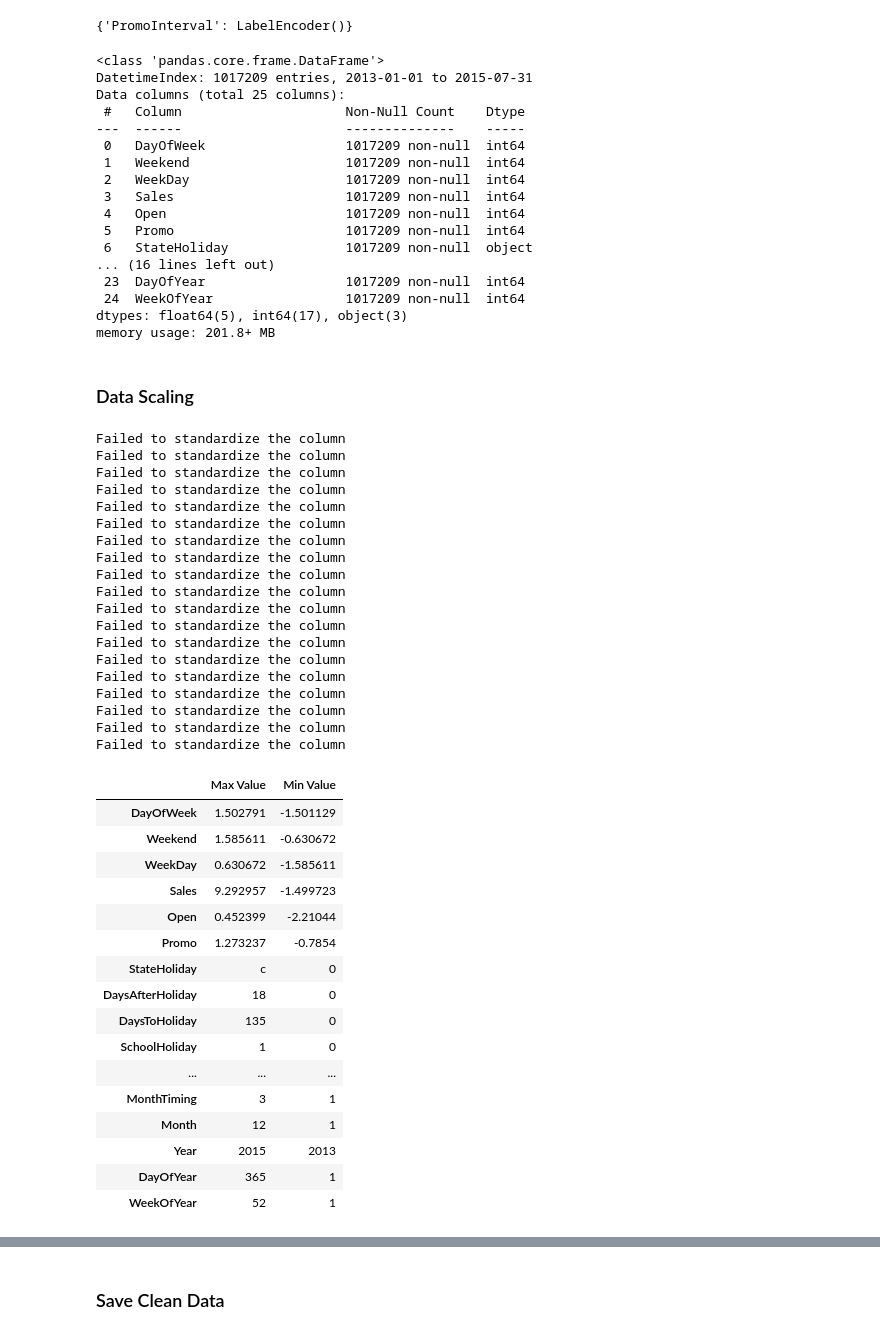
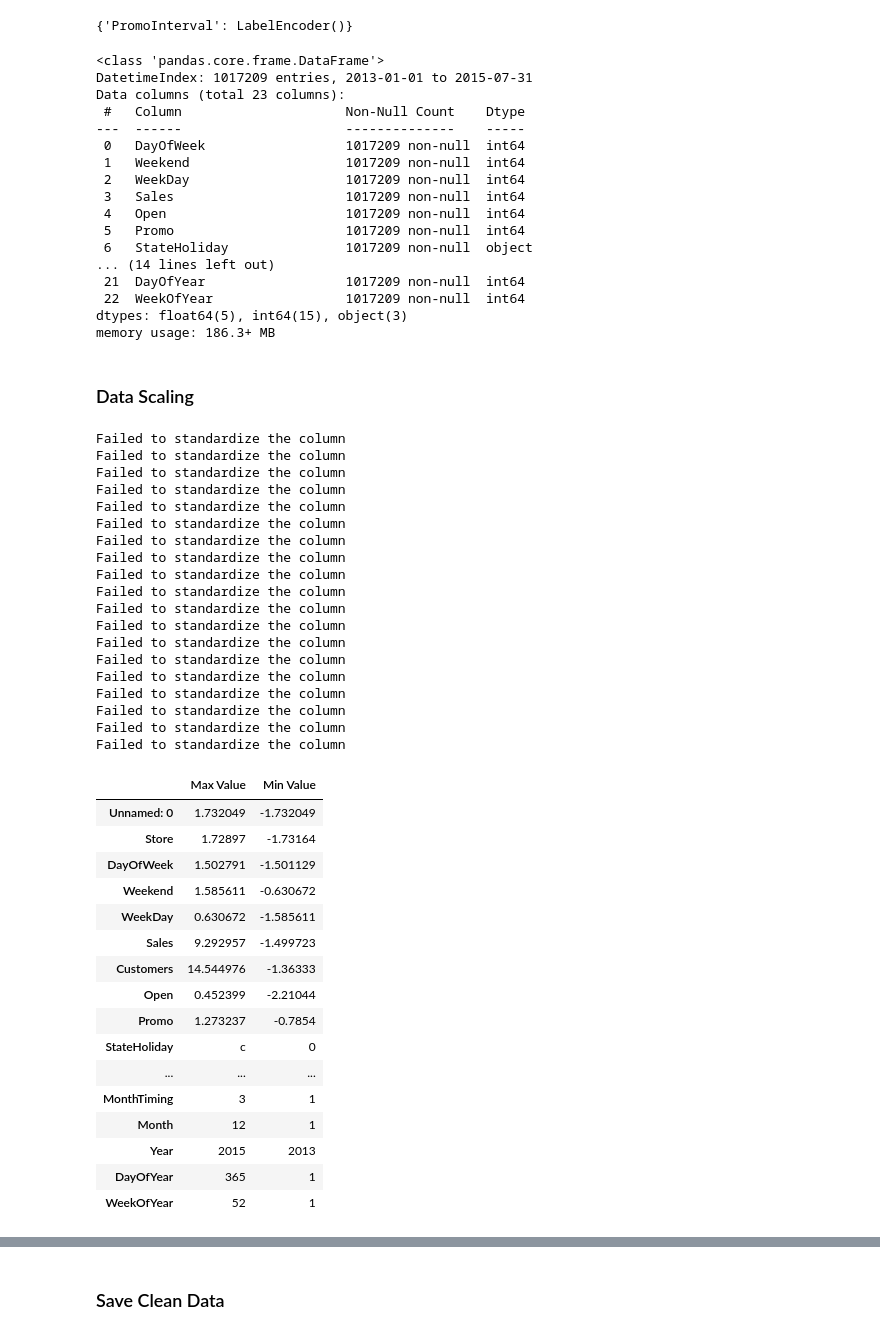
Before and after one commit to andyalex234/sales_forecasting, a Jupyter notebook: notebooks/preprocessing.ipynb, the cells around one changed output, grey strips where cells are left out. Drawn from its saved outputs; the diff is of its cells as text; code cells hidden in the pictures.

```diff
--- a/notebooks/preprocessing.ipynb
+++ b/notebooks/preprocessing.ipynb
@@ -13,9 +16,9 @@ sys.path.append(os.path.abspath(os.path.join('..')))
 from src.data.manipulate import Manipulate
 # %%
 #read file
-train_df = pd.read_csv('../data/raw/train.csv', dtype={'StateHoliday': object})
-test_df = pd.read_csv('../data/raw/test.csv')
-store_df = pd.read_csv('../data/raw/store.csv')
+train_df = pd.read_csv('../data/clean/train.csv', dtype={'StateHoliday': object})
+test_df = pd.read_csv('../data/clean/test.csv')
+store_df = pd.read_csv('../data/clean/store.csv')
 # %%
 train_df = pd.merge(train_df, store_df, how= 'left', on='Store')
 test_df = pd.merge(test_df, store_df, how= 'left', on='Store')
@@ -155,7 +182,7 @@ train_df.info()
 # %% [output]
 <class 'pandas.core.frame.DataFrame'>
 DatetimeIndex: 1017209 entries, 2013-01-01 to 2015-07-31
-Data columns (total 25 columns):
+Data columns (total 23 columns):
  #   Column                     Non-Null Count    Dtype
 ---  ------                     --------------    -----
  0   DayOfWeek                  1017209 non-null  int64
@@ -165,11 +192,11 @@ Data columns (total 25 columns):
  4   Open                       1017209 non-null  int64
  5   Promo                      1017209 non-null  int64
  6   StateHoliday               1017209 non-null  object
-... (16 lines left out)
- 23  DayOfYear                  1017209 non-null  int64
- 24  WeekOfYear                 1017209 non-null  int64
-dtypes: float64(5), int64(17), object(3)
-memory usage: 201.8+ MB
+... (14 lines left out)
+ 21  DayOfYear                  1017209 non-null  int64
+ 22  WeekOfYear                 1017209 non-null  int64
+dtypes: float64(5), int64(15), object(3)
+memory usage: 186.3+ MB
 # %% [markdown]
 ### Data Scaling
 # %%
@@ -183,40 +210,40 @@ def get_min_max_of_dataframe_columns(df):
 # %%
 # Using StandardScaler to standardize the all columns
 scale_list = train_df.columns.to_list()
 # Scale
-manipulate.standardize_columns(scale_list)
+starndardized_train_df = manipulate.standardize_columns(scale_list)
 get_min_max_of_dataframe_columns(train_df)
 # %% [output]
 Failed to standardize the column
 Failed to standardize the column
 Failed to standardize the column
 Failed to standardize the column
 Failed to standardize the column
 Failed to standardize the column
 Failed to standardize the column
 Failed to standardize the column
 Failed to standardize the column
 Failed to standardize the column
 Failed to standardize the column
 Failed to standardize the column
 Failed to standardize the column
 Failed to standardize the column
 Failed to standardize the column
 Failed to standardize the column
 Failed to standardize the column
 Failed to standardize the column
 Failed to standardize the column
 |  | Max Value | Min Value |
+| Unnamed: 0 | 1.732049 | -1.732049 |
+| Store | 1.72897 | -1.73164 |
 | DayOfWeek | 1.502791 | -1.501129 |
 | Weekend | 1.585611 | -0.630672 |
 | WeekDay | 0.630672 | -1.585611 |
 | Sales | 9.292957 | -1.499723 |
+| Customers | 14.544976 | -1.36333 |
 | Open | 0.452399 | -2.21044 |
 | Promo | 1.273237 | -0.7854 |
 | StateHoliday | c | 0 |
-| DaysAfterHoliday | 18 | 0 |
-| DaysToHoliday | 135 | 0 |
-| SchoolHoliday | 1 | 0 |
 | ... | ... | ... |
 | MonthTiming | 3 | 1 |
 | Month | 12 | 1 |
```
Also changed, not shown: parts of 9 cells of this notebook, 1 other file.
